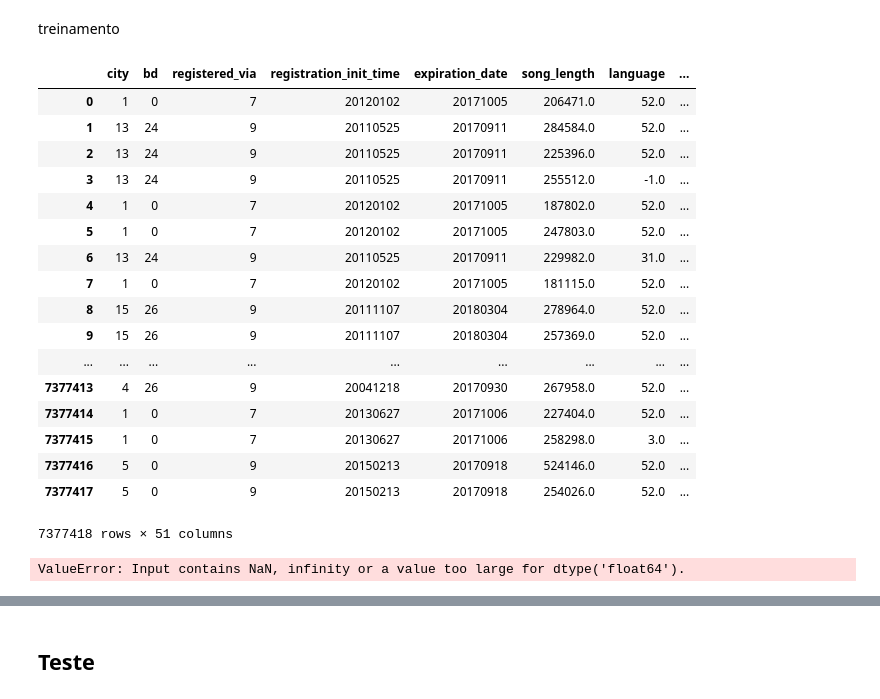
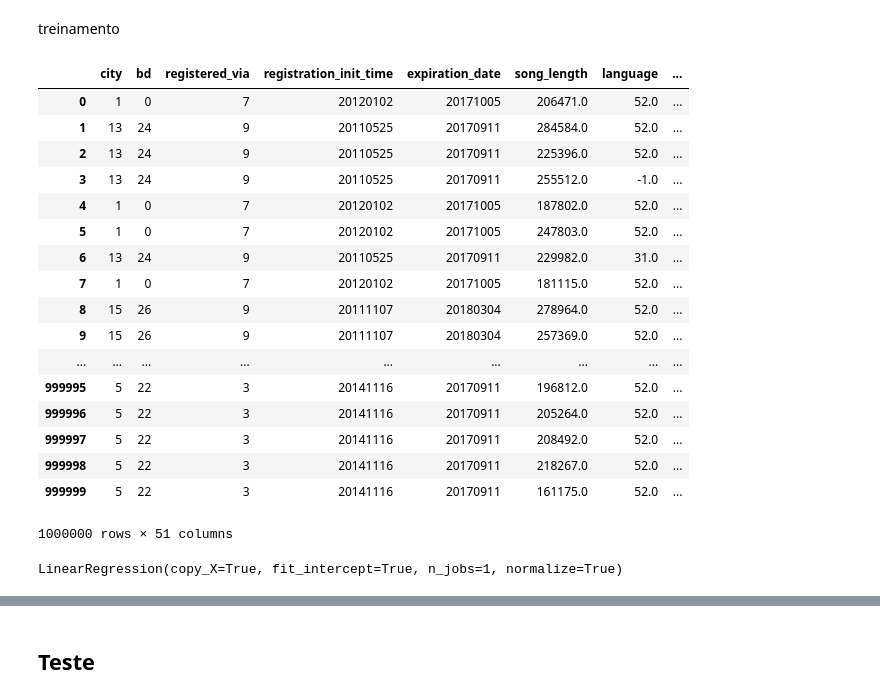
Before and after one commit to jailson-dias/aprendizagem-de-maquina, a Jupyter notebook: Projeto 2/Projeto AM.ipynb, the cells around one changed output, grey strips where cells are left out. Saved outputs shown, nothing was run; the diff lists cells and outputs as text; code cells hidden in the pictures.

```diff
--- a/Projeto 2/Projeto AM.ipynb
+++ b/Projeto 2/Projeto AM.ipynb
@@ -32,3 +32,7 @@ def plot_bar(quantidade, label):
     plt.show()
 
 # plot_bar([5,3,4], ["x1","x2","x3"])
+# %%
+# read songs
+data = pd.read_csv('data.csv'#, nrows=1000000
+                  )
@@ -193,6 +137,8 @@ for i in dftrain.columns.tolist():
 # for i in dftest.columns.tolist():
 #     value = dftest[np.logical_not(np.logical_or(dftest[i].isnull(), dftest[i].isin(['null'])))]
 #     print (len(value), i)
+# %%
+data['isrc'].replace([np.nan, "null"], 0, inplace=True)
 # %%
 # str columns
 str_columns = ['source_system_tab', 'source_screen_name', 'source_type']
@@ -312,30 +181,30 @@ treinamento
 # %%
-X = dftrain.drop(['target'], axis=1)
-y = dftrain.target
+X = data.drop(['target'], axis=1)
+y = data.target
 X
 # %% [output]
 |  | city | bd | registered_via | registration_init_time | expiration_date | song_length | language | ... |
 | 0 | 1 | 0 | 7 | 20120102 | 20171005 | 206471.0 | 52.0 | ... |
 | 1 | 13 | 24 | 9 | 20110525 | 20170911 | 284584.0 | 52.0 | ... |
 | 2 | 13 | 24 | 9 | 20110525 | 20170911 | 225396.0 | 52.0 | ... |
 | 3 | 13 | 24 | 9 | 20110525 | 20170911 | 255512.0 | -1.0 | ... |
 | 4 | 1 | 0 | 7 | 20120102 | 20171005 | 187802.0 | 52.0 | ... |
 | 5 | 1 | 0 | 7 | 20120102 | 20171005 | 247803.0 | 52.0 | ... |
 | 6 | 13 | 24 | 9 | 20110525 | 20170911 | 229982.0 | 31.0 | ... |
 | 7 | 1 | 0 | 7 | 20120102 | 20171005 | 181115.0 | 52.0 | ... |
 | 8 | 15 | 26 | 9 | 20111107 | 20180304 | 278964.0 | 52.0 | ... |
 | 9 | 15 | 26 | 9 | 20111107 | 20180304 | 257369.0 | 52.0 | ... |
 | ... | ... | ... | ... | ... | ... | ... | ... | ... |
-| 7377413 | 4 | 26 | 9 | 20041218 | 20170930 | 267958.0 | 52.0 | ... |
-| 7377414 | 1 | 0 | 7 | 20130627 | 20171006 | 227404.0 | 52.0 | ... |
-| 7377415 | 1 | 0 | 7 | 20130627 | 20171006 | 258298.0 | 3.0 | ... |
-| 7377416 | 5 | 0 | 9 | 20150213 | 20170918 | 524146.0 | 52.0 | ... |
-| 7377417 | 5 | 0 | 9 | 20150213 | 20170918 | 254026.0 | 52.0 | ... |
+| 999995 | 5 | 22 | 3 | 20141116 | 20170911 | 196812.0 | 52.0 | ... |
+| 999996 | 5 | 22 | 3 | 20141116 | 20170911 | 205264.0 | 52.0 | ... |
+| 999997 | 5 | 22 | 3 | 20141116 | 20170911 | 208492.0 | 52.0 | ... |
+| 999998 | 5 | 22 | 3 | 20141116 | 20170911 | 218267.0 | 52.0 | ... |
+| 999999 | 5 | 22 | 3 | 20141116 | 20170911 | 161175.0 | 52.0 | ... |
-7377418 rows × 51 columns
+1000000 rows × 51 columns
 # %%
 from sklearn.linear_model import LinearRegression
 
-reg = LinearRegression()
-reg.fit(X,y)
+reg = LinearRegression(normalize=True)
+reg.fit(X[50000:],y[50000:])
 # %% [output]
-ValueError: Input contains NaN, infinity or a value too large for dtype('float64').
+LinearRegression(copy_X=True, fit_intercept=True, n_jobs=1, normalize=True)
```
Also changed, not shown: parts of 13 cells of this notebook, 1 other file.
